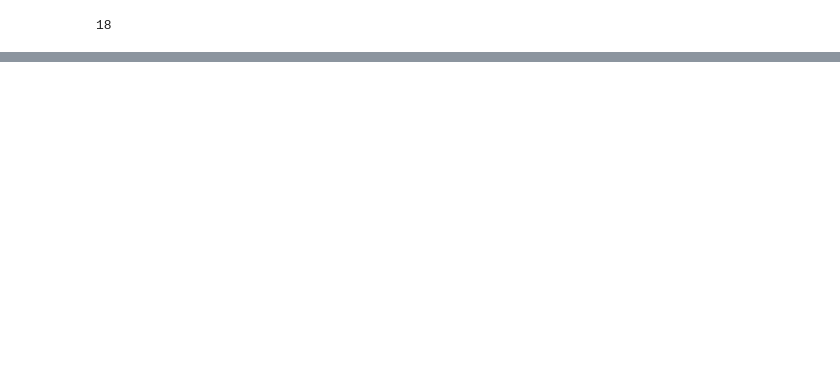
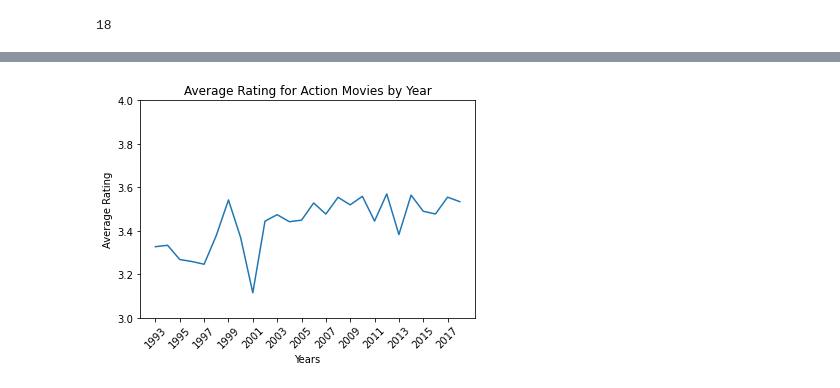
Before and after one commit to blancacarretero/movie-recommendation-engine, a Jupyter notebook: main.ipynb, the cells around one changed output, grey strips where cells are left out. Drawn from its saved outputs; the diff is of its cells as text; code cells hidden in the pictures; blank space fills up the shorter version.

```diff
--- a/main.ipynb
+++ b/main.ipynb
@@ -204,6 +227,6 @@ plt.savefig('avg_rating_by_genre.png')
 # %%
 def ratings_by_year(genre, year):
-    df = movie_ratings[movie_ratings['genres'].str.contains(genre, regex=False)]
-    year_df = df.loc[movie_ratings['release_year'] == year]
+    df = reduced[reduced['genres'].str.contains(genre, regex=False)]
+    year_df = df.loc[df['release_year'] == year]
     avg_rating = year_df.groupby('release_year')['rating'].mean()
     return avg_rating[0]
@@ -303,0 +261,13 @@ for genre in top_genres:
+# %%
+plt.plot(ratings_dict_df['Year'],ratings_dict_df['Average Rating'])
+plt.ylim(3, 4)
+plt.title('Average Rating for Action Movies by Year')
+plt.ylabel('Average Rating')
+plt.xlabel('Years')
+
+#every other year for xticks
+labels = [n for n in ratings_dict_df['Year']][::2]
+plt.xticks(labels,labels=labels,rotation=45)
+plt.savefig('images/average_rating_action.png')
+# %% [output]
+[figure, added]
```
Also changed, not shown: parts of 29 cells of this notebook.
